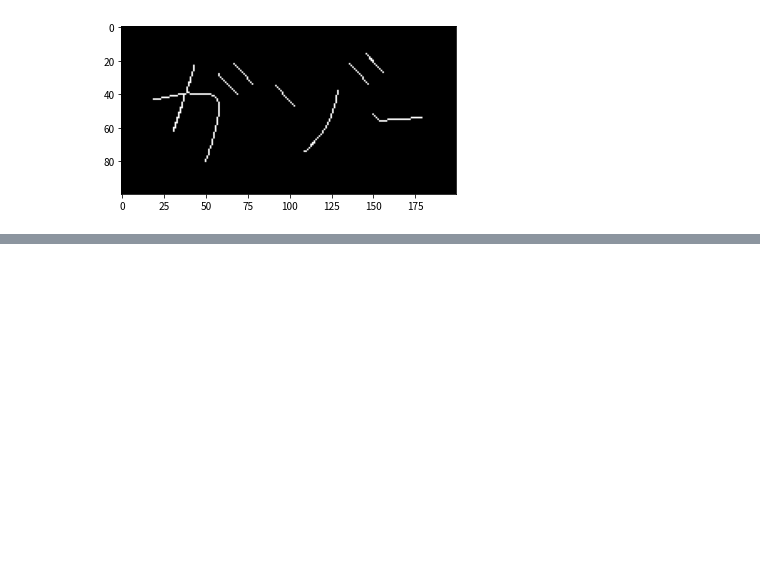
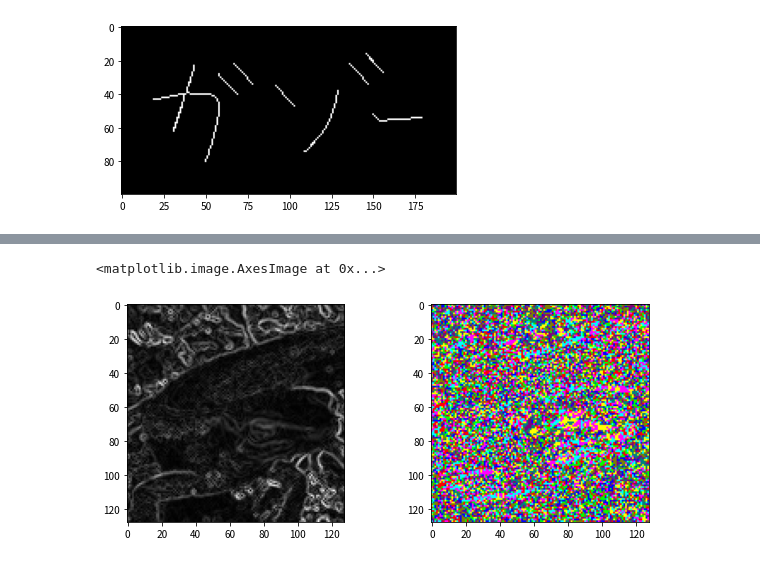
Before and after one commit to yudai0731/Gasyori100knock-1, a Jupyter notebook: Question_61_70/Myanswer.ipynb, the cells around one changed output, grey strips where cells are left out. Drawn from its saved outputs; the diff is of its cells as text; code cells hidden in the pictures; blank space fills up the shorter version.

```diff
--- a/Question_61_70/Myanswer.ipynb
+++ b/Question_61_70/Myanswer.ipynb
@@ -198,0 +203,45 @@ Deprecated in NumPy 1.20; for more details and guidance: https://numpy.org/devdo
+# %%
+img = cv2.imread("imori.jpg")
+
+# グレースケール化
+gray_img = functions.grayscale(img)
+H,W = gray_img.shape
+
+# 1要素分パディング
+gray = np.pad(gray_img, (1, 1), 'edge')
+# x方向の輝度勾配を計算
+gx = gray[1:H+1, 2:] - gray[1:H+1, :W]
+# y方向の輝度勾配を計算
+gy = gray[2:, 1:W+1] - gray[:H, 1:W+1]
+# arctanをとるためにx方向の0を補正
+gx[gx == 0] = 1e-6
+
+# 勾配強度, 勾配輝度を計算
+mag = np.sqrt(gx**2 + gy**2)
+ang = np.arctan(gy/gx)
+# 補正
+ang[ang<0] = np.pi/2 + ang[ang<0]+np.pi/2
+
+gradient_quantized = np.zeros_like(ang, dtype=np.uint8)
+d = np.pi / 9
+for i in range(9):
+    gradient_quantized[np.where((ang >= d * i) & (ang <= d * (i + 1)))] = i
+
+
+_magnitude = ((mag / mag.max()) * 255).astype(np.uint8)
+
+out = np.zeros((H,W,3),dtype=np.uint8)
+C = [[255, 0, 0], [0, 255, 0], [0, 0, 255], [255, 255, 0], [255, 0, 255], [0, 255, 255],
+     [127, 127, 0], [127, 0, 127], [0, 127, 127]]
+for i in range(9):
+    out[gradient_quantized==i] = C[i]
+
+plt.figure(figsize=(10,4))
+plt.subplot(1,2,1)
+plt.imshow(cv2.cvtColor(_magnitude, cv2.COLOR_BGR2RGB))
+plt.subplot(1,2,2)
+plt.imshow(cv2.cvtColor(out, cv2.COLOR_BGR2RGB))
+plt.show()
+# %% [output]
+<matplotlib.image.AxesImage at 0x...>
+[figure, added]
```
Also changed, not shown: parts of 3 cells of this notebook, 3 other files.
